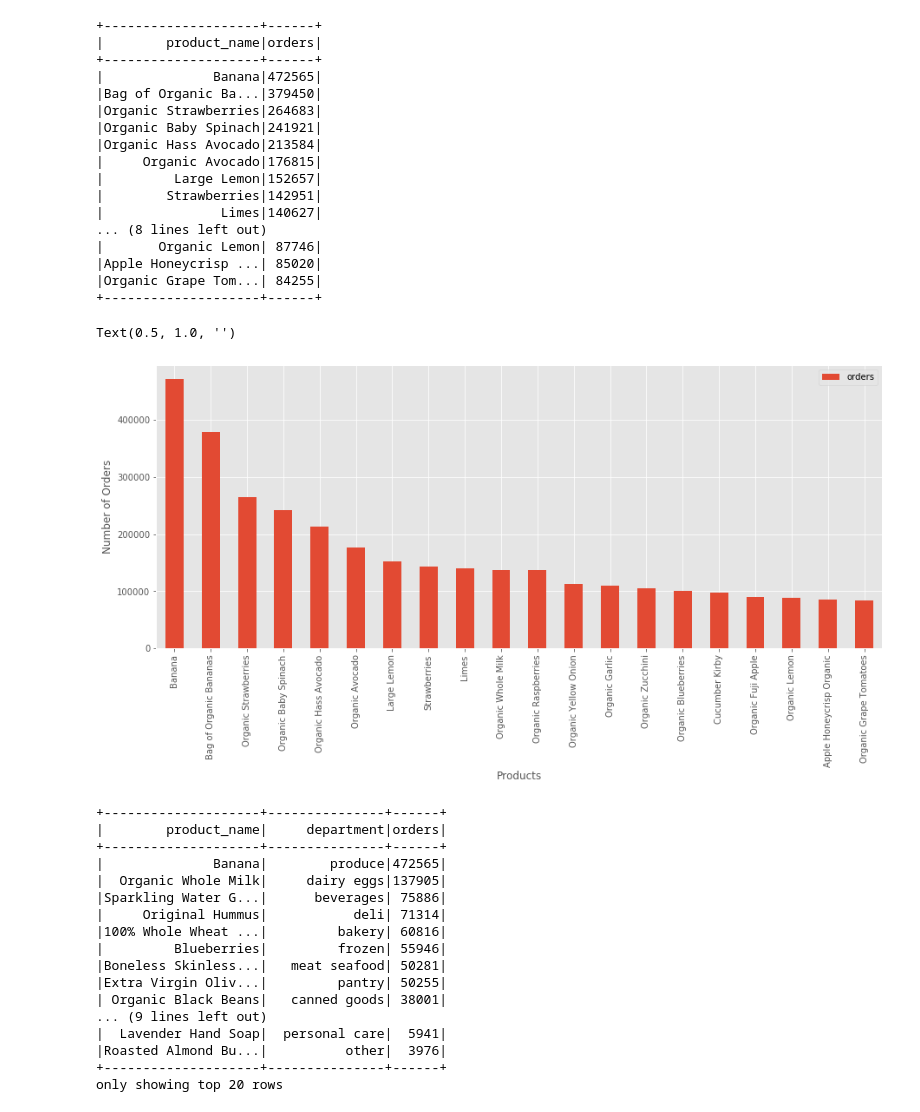
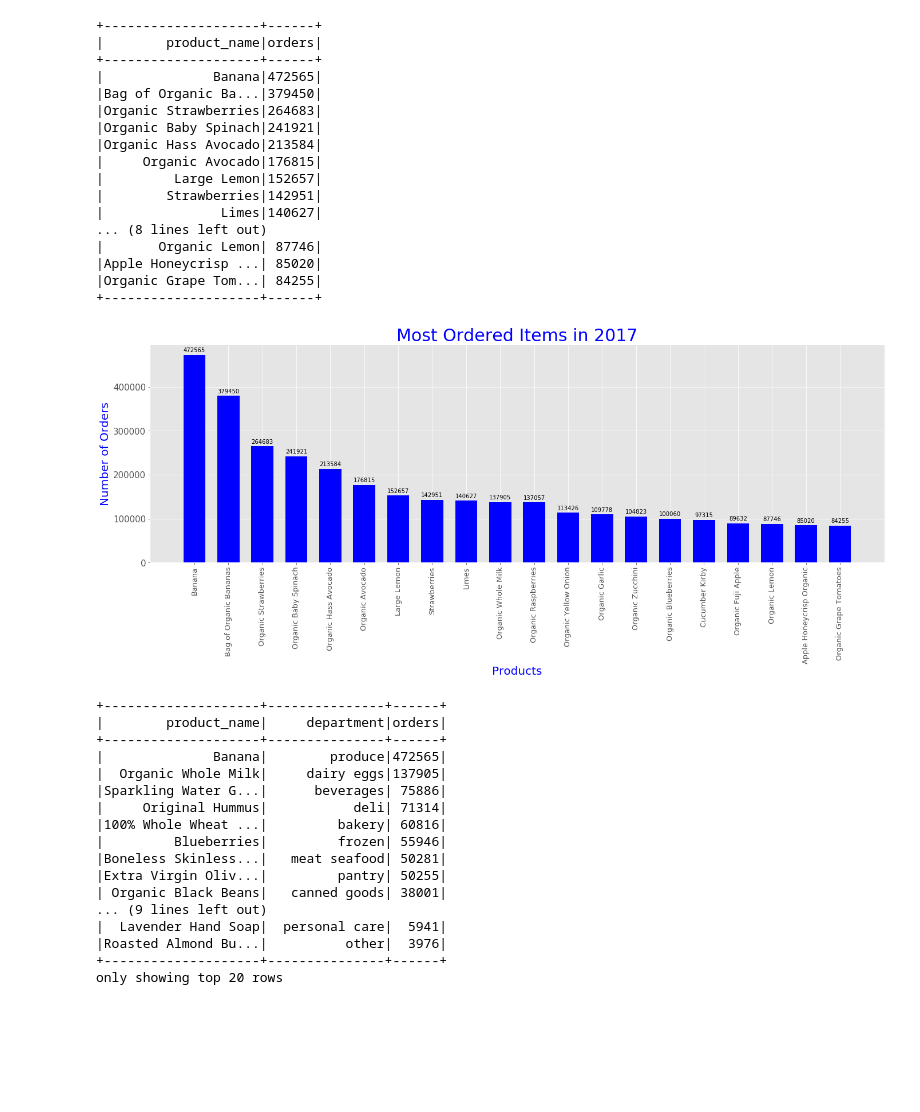
Before and after one commit to WinrichSy/Capstone_Instagram, a Jupyter notebook: Capstone 1 Instacart.ipynb, the cells around one changed output. Cells and saved outputs as stored; diff of their text form; code cells hidden in the pictures; blank space fills up the shorter version.

Commit message:
Updated graphs to look MUCH better

```diff
--- a/Capstone 1 Instacart.ipynb
+++ b/Capstone 1 Instacart.ipynb
@@ -212,6 +216,16 @@ products_df.show(20)
 |        20|Pomegranate Cranb...|      98|            7|
 +----------+--------------------+--------+-------------+
 only showing top 20 rows
+# %%
+#Creates a text label above each bar in *rects*, displaying its height.
+def autolabel(rects):
+    for rect in rects:
+        height = rect.get_height()
+        ax.annotate('{}'.format(height),
+                    xy=(rect.get_x() + rect.get_width() / 2, height),
+                    xytext=(0, 3),  # 3 points vertical offset
+                    textcoords="offset points",
+                    ha='center', va='bottom')
 # %%
 #1. Querying top 20 most ordered items
 query = '''SELECT products.product_name, COUNT(orders_prior.product_id) as orders
@@ -242,16 +256,23 @@ product_orders_count.show()
 |Apple Honeycrisp ...| 85020|
 |Organic Grape Tom...| 84255|
 +--------------------+------+
-# %%
-product_orders_count_df = product_orders_count.toPandas()
-
-product_orders_count_df.plot(kind='bar', x='product_name', y='orders', figsize=(15,6))
-plt.xlabel('Products')
-plt.ylabel('Number of Orders')
-plt.title('')
-# %% [output]
-Text(0.5, 1.0, '')
-[figure, removed]
+# %%
+#Convert Spark df to pandas df
+#TODO:
+product_orders_count_df = product_orders_count.toPandas()
+fig, ax = plt.subplots(figsize=(23,7))
+most_popular = ax.bar(product_orders_count_df['product_name'], product_orders_count_df['orders'], color = 'blue', align='center', width=0.65)
+plt.xticks(size = 13, rotation=90)
+plt.yticks(size = 15)
+plt.xlabel('Products', size=20, color='blue')
+plt.ylabel('Number of Orders', size=20, color='blue')
+plt.title('Most Ordered Items in 2017', fontsize=30, color='blue')
+
+autolabel(most_popular)
+
+plt.show()
+# %% [output]
+[figure, added]
 # %%
 #2. Querying top item ordered from each department
 query = ''' select *
```
Also changed, not shown: parts of 7 cells of this notebook.
